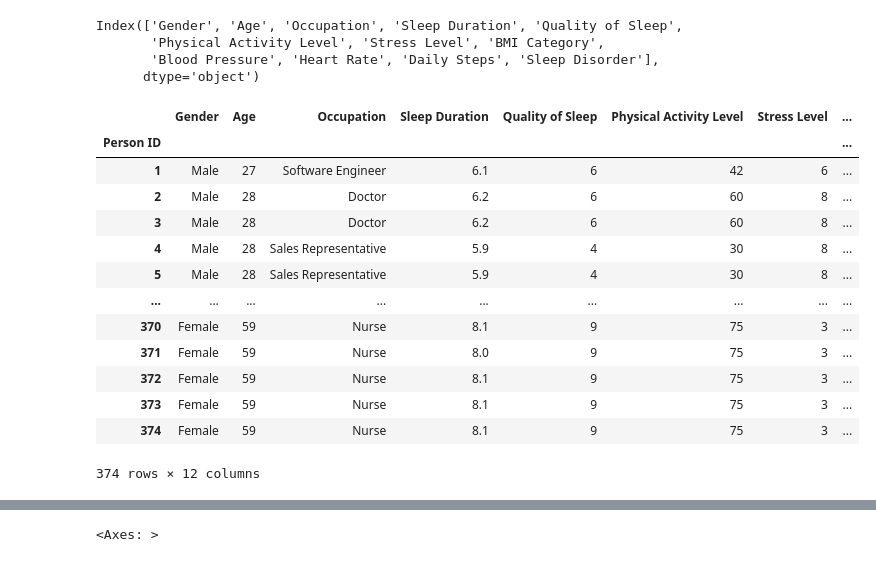
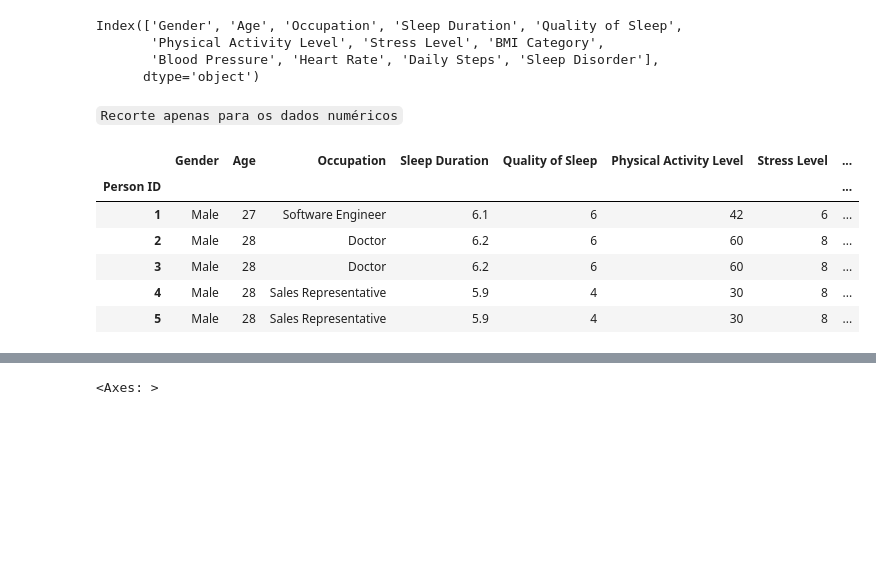
Before and after one commit to ednaelxd/WANDA2023, a Jupyter notebook: intro_ds.ipynb, the cells around one changed output, grey strips where cells are left out. Cells and saved outputs as stored; diff of their text form; code cells hidden in the pictures; blank space fills up the shorter version.

```diff
--- a/intro_ds.ipynb
+++ b/intro_ds.ipynb
@@ -222,24 +211,20 @@ Index(['Gender', 'Age', 'Occupation', 'Sleep Duration', 'Quality of Sleep',
        'Physical Activity Level', 'Stress Level', 'BMI Category',
        'Blood Pressure', 'Heart Rate', 'Daily Steps', 'Sleep Disorder'],
       dtype='object')
+# %% [markdown]
+`Recorte apenas para os dados numéricos`
 # %%
 df_num = df.drop(['Gender','Occupation','BMI Category','Blood Pressure',
                  'Sleep Disorder'],axis=1)
-# %%
-df
-# %% [output]
-|  | Gender | Age | Occupation | Sleep Duration | Quality of Sleep | Physical Activity Level | Stress Level | ... |
-| Person ID |  |  |  |  |  |  |  | ... |
-| 1 | Male | 27 | Software Engineer | 6.1 | 6 | 42 | 6 | ... |
-| 2 | Male | 28 | Doctor | 6.2 | 6 | 60 | 8 | ... |
-| 3 | Male | 28 | Doctor | 6.2 | 6 | 60 | 8 | ... |
-| 4 | Male | 28 | Sales Representative | 5.9 | 4 | 30 | 8 | ... |
-| 5 | Male | 28 | Sales Representative | 5.9 | 4 | 30 | 8 | ... |
-| ... | ... | ... | ... | ... | ... | ... | ... | ... |
-| 370 | Female | 59 | Nurse | 8.1 | 9 | 75 | 3 | ... |
-| 371 | Female | 59 | Nurse | 8.0 | 9 | 75 | 3 | ... |
-| 372 | Female | 59 | Nurse | 8.1 | 9 | 75 | 3 | ... |
-| 373 | Female | 59 | Nurse | 8.1 | 9 | 75 | 3 | ... |
-| 374 | Female | 59 | Nurse | 8.1 | 9 | 75 | 3 | ... |
-374 rows × 12 columns
+# %%
+# O dataframe original permanece inalterado, pois não fizemos uso do comando inplace=True
+df.head()
+# %% [output]
+|  | Gender | Age | Occupation | Sleep Duration | Quality of Sleep | Physical Activity Level | Stress Level | ... |
+| Person ID |  |  |  |  |  |  |  | ... |
+| 1 | Male | 27 | Software Engineer | 6.1 | 6 | 42 | 6 | ... |
+| 2 | Male | 28 | Doctor | 6.2 | 6 | 60 | 8 | ... |
+| 3 | Male | 28 | Doctor | 6.2 | 6 | 60 | 8 | ... |
+| 4 | Male | 28 | Sales Representative | 5.9 | 4 | 30 | 8 | ... |
+| 5 | Male | 28 | Sales Representative | 5.9 | 4 | 30 | 8 | ... |
 # %%
```
Also changed, not shown: parts of 54 cells of this notebook, 2 other files.
